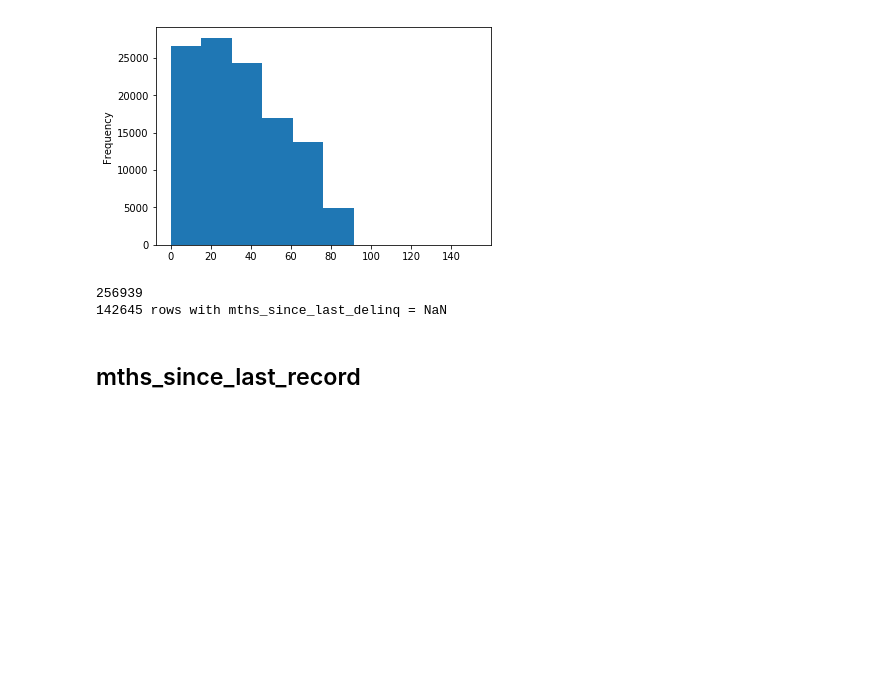
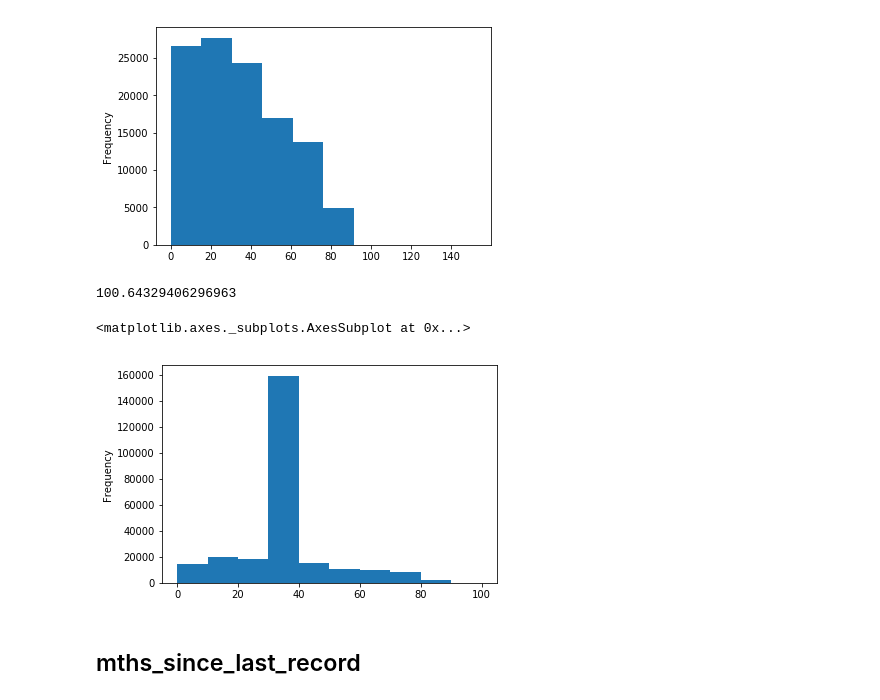
Before and after one commit to vinacmg/loan-risk-prediction, a Jupyter notebook: scalar_pedro.ipynb, the cells around one changed output. Drawn from its saved outputs; the diff is of its cells as text; code cells hidden in the pictures; blank space fills up the shorter version.

```diff
--- a/scalar_pedro.ipynb
+++ b/scalar_pedro.ipynb
@@ -12,14 +12,20 @@ df['mths_since_last_delinq'].plot.hist()
 # %% [output]
 <matplotlib.axes._subplots.AxesSubplot at 0x...>
 [figure]
-# %%
-print(len(df))
-print('{0} rows with mths_since_last_delinq = NaN '.format(len(df) - np.sum(df['mths_since_last_delinq'].value_counts().values)))
-# %% [output]
-256939
-142645 rows with mths_since_last_delinq = NaN
-# %%
-df.drop(columns='mths_since_last_delinq', inplace=True)
+# %%
+boundary = df['mths_since_last_delinq'].mean() + 3*df['mths_since_last_delinq'].std()
+boundary
+# %% [output]
+100.64329406296963
+# %%
+df2 = df[df['mths_since_last_delinq'] < boundary]
+df.loc[df['mths_since_last_delinq'].isnull(), ['mths_since_last_delinq']] = df2['mths_since_last_delinq'].mean()
+# %%
+df = df[df['mths_since_last_delinq'] < boundary]
+df['mths_since_last_delinq'].plot.hist()
+# %% [output]
+<matplotlib.axes._subplots.AxesSubplot at 0x...>
+[figure, added]
 # %% [markdown]
 ## mths_since_last_record
 # %%
```
Also changed, not shown: parts of 54 cells of this notebook.
